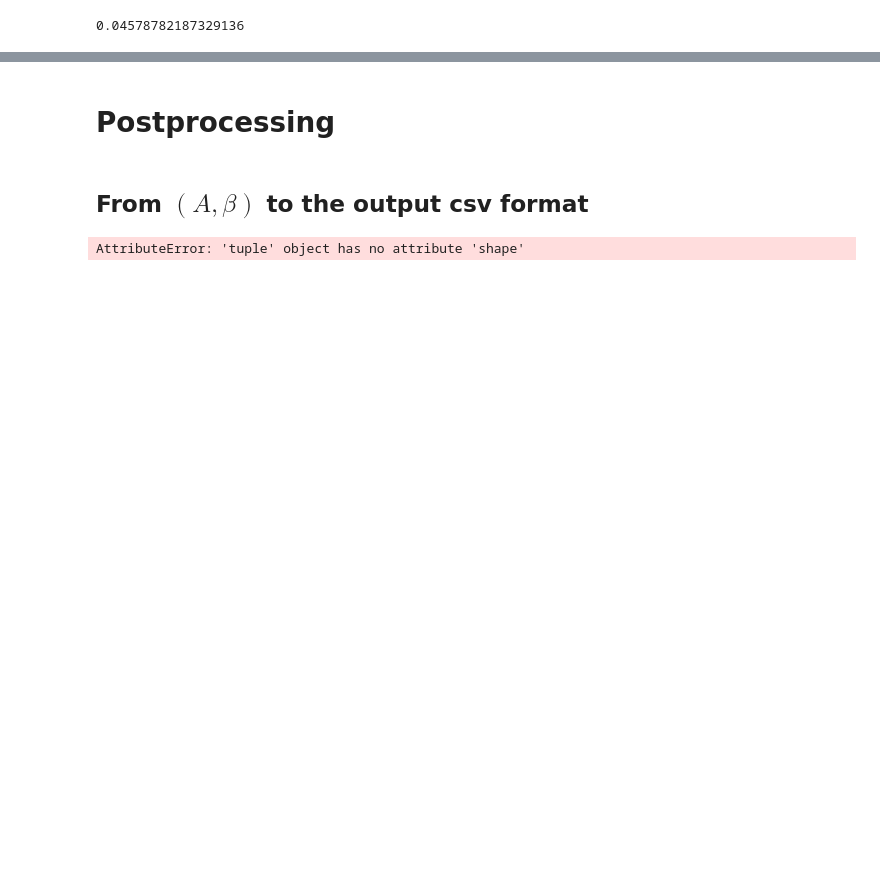
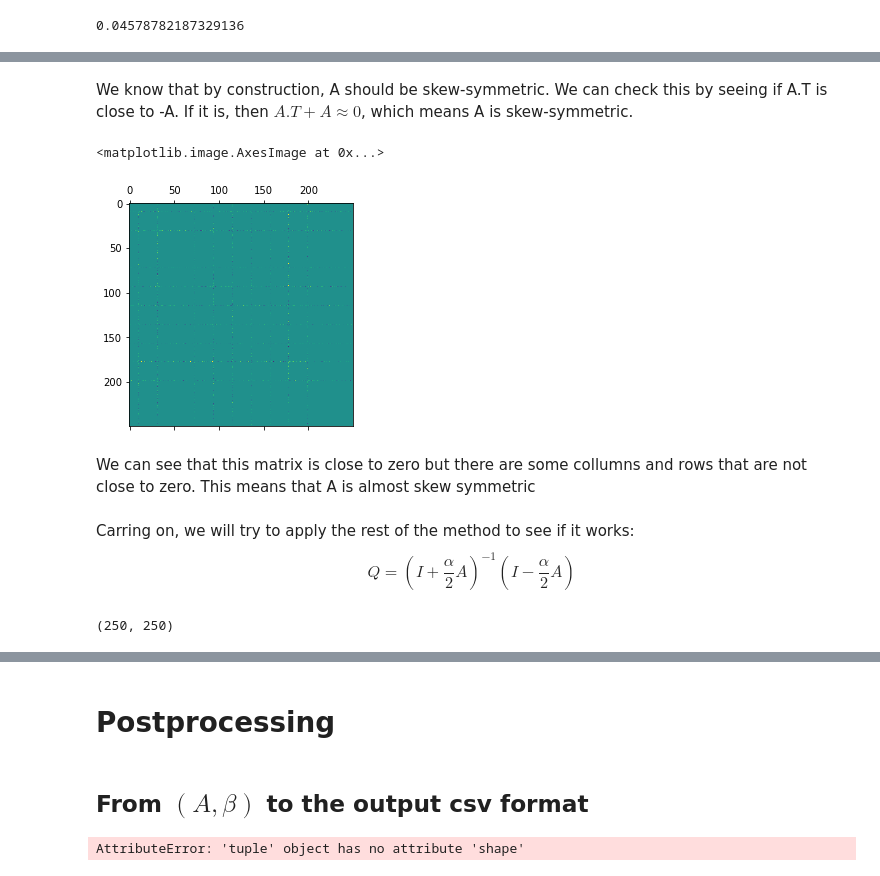
Before and after one commit to BenSnow6/Quant-challenge, a Jupyter notebook: ENS_QRT22_V1/ENS_QRT22_V1.ipynb, the cells around one changed output, grey strips where cells are left out. Cells and saved outputs as stored; diff of their text form; code cells hidden in the pictures; blank space fills up the shorter version.

```diff
--- a/ENS_QRT22_V1/ENS_QRT22_V1.ipynb
+++ b/ENS_QRT22_V1/ENS_QRT22_V1.ipynb
@@ -302,0 +394,18 @@ metric_train(A_QRT, beta_QRT) # public metric: 0.03535
+# %% [markdown]
+We know that by construction, A should be skew-symmetric. We can check this by seeing if A.T is close to -A. If it is, then $A.T+A \approx 0$, which means A is skew-symmetric.
+# %%
+plt.matshow(A.T + A)
+# %% [output]
+<matplotlib.image.AxesImage at 0x...>
+[figure, added]
+# %% [markdown]
+We can see that this matrix is close to zero but there are some collumns and rows that are not close to zero. This means that A is almost skew symmetric
+# %% [markdown]
+Carring on, we will try to apply the rest of the method to see if it works:
+$$
+Q = (I + \frac{\alpha}{2} A)^{-1}(I - \frac{\alpha}{2} A)
+$$
+# %%
+A.shape
+# %% [output]
+(250, 250)
```
Also changed, not shown: parts of 27 cells of this notebook, 2 other files.
